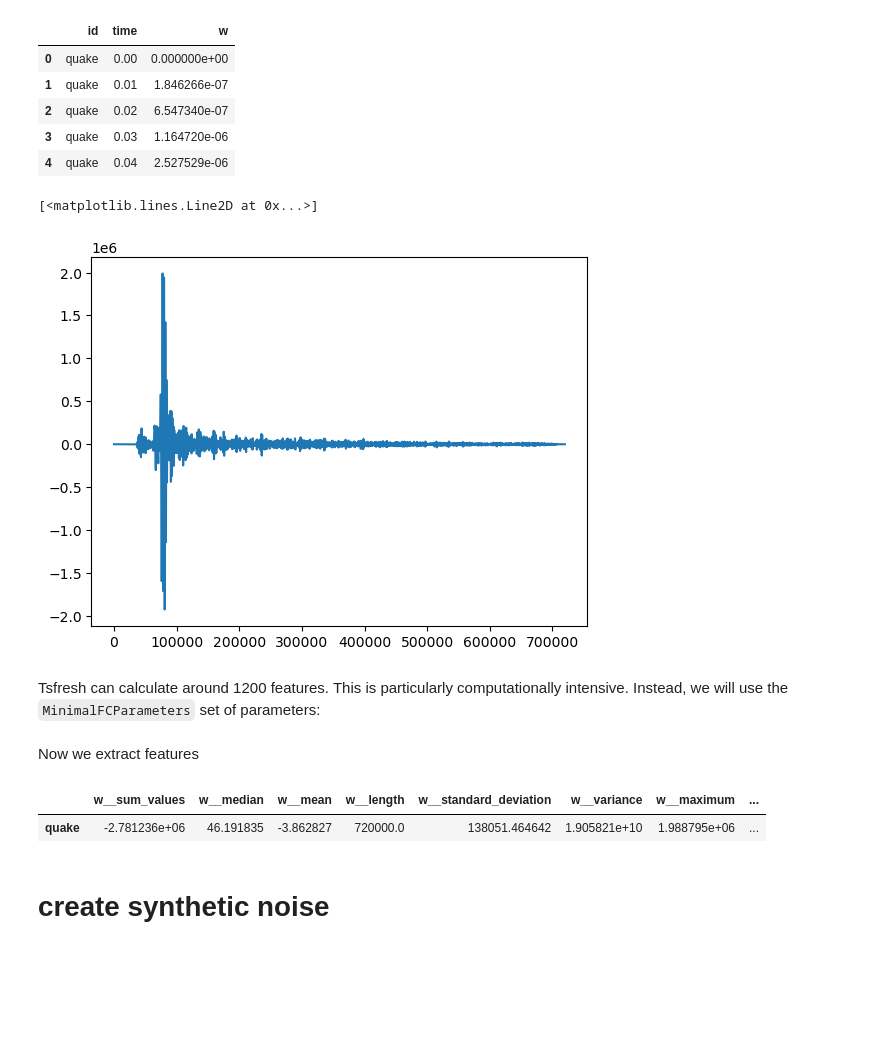
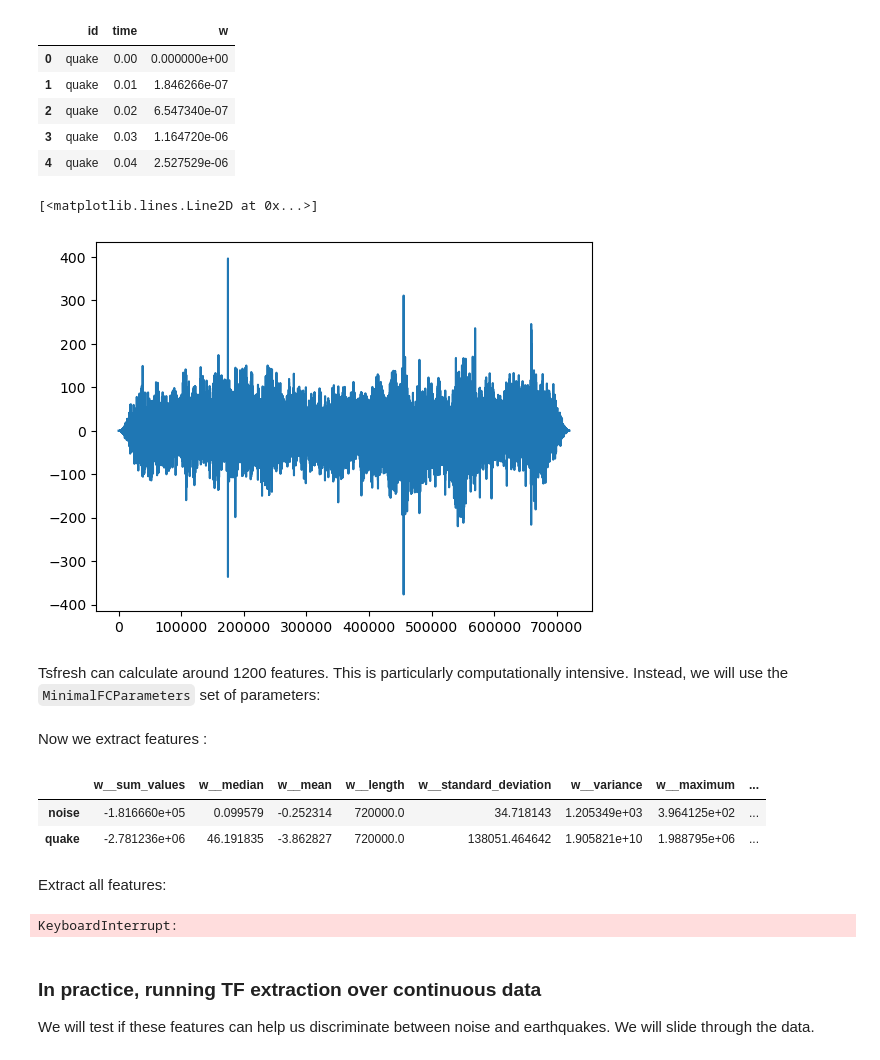
Before and after one commit to zomungGITHUB/MLGeo-2023, a Jupyter notebook: tutorials/Chap_2.6_feature_extraction/2.6_feature_engineering.ipynb, the cells around one changed output. Saved outputs shown, nothing was run; the diff lists cells and outputs as text; code cells hidden in the pictures; blank space fills up the shorter version.

Commit message:
tsfresh on continuous data

```diff
--- a/tutorials/Chap_2.6_feature_extraction/2.6_feature_engineering.ipynb
+++ b/tutorials/Chap_2.6_feature_extraction/2.6_feature_engineering.ipynb
@@ -408,4 +408,4 @@ D = {'id':"quake",'time':t[0:len(n)],'w':z[:len(n)] }
 D1 =  {'id':"noise",'time':t[0:len(n)],'w':n[:len(n)] }
 
 df=pd.DataFrame.from_dict(D)
-df.append(pd.DataFrame.from_dict(D1))
+df=pd.concat([df,pd.DataFrame.from_dict(D1)])
@@ -433,10 +419,10 @@ df.head()
 | 3 | quake | 0.03 | 1.164720e-06 |
 | 4 | quake | 0.04 | 2.527529e-06 |
 # %%
-plt.plot(df[df['id']=='quake']['w'])
+plt.plot(df[df['id']=='noise']['w'])
 # %% [output]
 [<matplotlib.lines.Line2D at 0x...>]
-[figure, old version]
+[figure, new version]
 # %% [markdown]
 Tsfresh can calculate around 1200 features. This is particularly computationally intensive. Instead, we will use the ``MinimalFCParameters`` set of parameters:
 # %%
@@ -444,14 +431,22 @@ Tsfresh can calculate around 1200 features. This is particularly computationally
 from tsfresh.feature_extraction import  MinimalFCParameters
 settings = MinimalFCParameters()
 # %% [markdown]
-Now we extract features
+Now we extract features :
 # %%
 extracted_features = extract_features(df, column_id='id',column_sort="time",column_value="w",default_fc_parameters=settings)
 # %%
 extracted_features.head()
 # %% [output]
 |  | w__sum_values | w__median | w__mean | w__length | w__standard_deviation | w__variance | w__maximum | ... |
+| noise | -1.816660e+05 | 0.099579 | -0.252314 | 720000.0 | 34.718143 | 1.205349e+03 | 3.964125e+02 | ... |
 | quake | -2.781236e+06 | 46.191835 | -3.862827 | 720000.0 | 138051.464642 | 1.905821e+10 | 1.988795e+06 | ... |
-# %% [markdown]
-
-# create synthetic noise
+# %% [markdown]
+Extract all features:
+# %%
+extracted_features_all = extract_features(df, column_id='id',column_sort="time",column_value="w")
+# %% [output]
+KeyboardInterrupt:
+# %% [markdown]
+### In practice, running TF extraction over continuous data
+
+We will test if these features can help us discriminate between noise and earthquakes. We will slide through the data.
```
Also changed, not shown: parts of 12 cells of this notebook.
